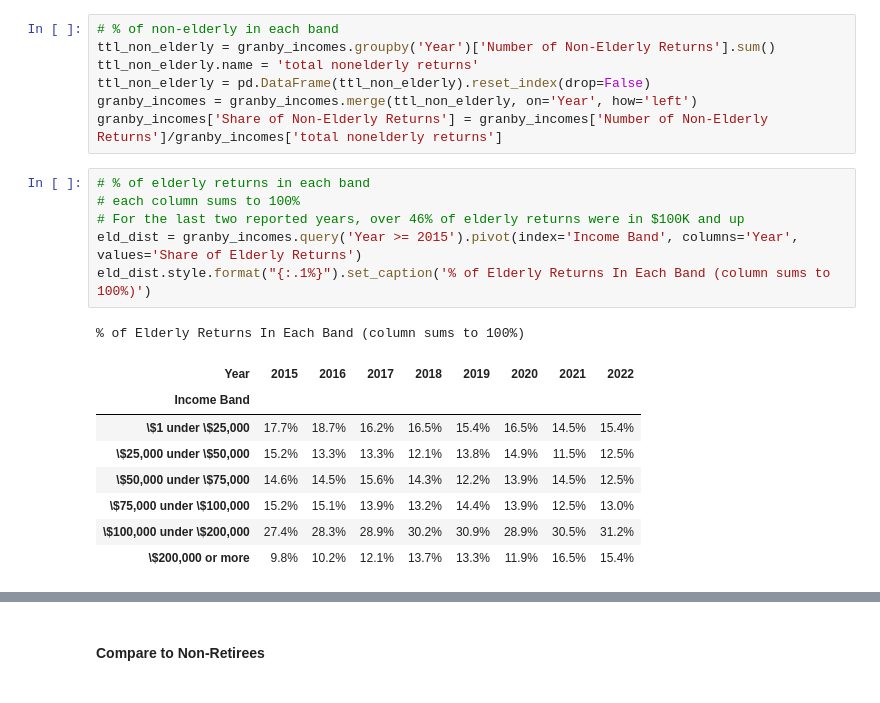
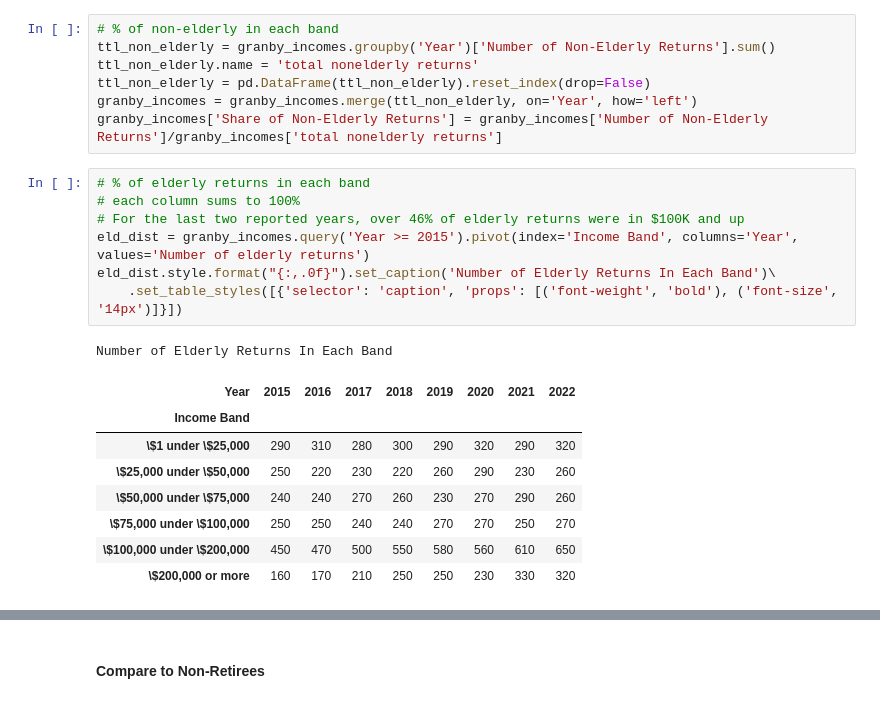
Before and after one commit to jdanke/granby-budget, a Jupyter notebook: income and budget plots-peer.ipynb, the cells around one changed output, grey strips where cells are left out. Cells and saved outputs as stored; diff of their text form.

```diff
--- a/income and budget plots-peer.ipynb
+++ b/income and budget plots-peer.ipynb
@@ -978,16 +978,17 @@ granby_incomes['Share of Non-Elderly Returns'] = granby_incomes['Number of Non-E
 # %%
 # % of elderly returns in each band
 # each column sums to 100%
 # For the last two reported years, over 46% of elderly returns were in $100K and up
-eld_dist = granby_incomes.query('Year >= 2015').pivot(index='Income Band', columns='Year', values='Share of Elderly Returns')
-eld_dist.style.format("{:.1%}").set_caption('% of Elderly Returns In Each Band (column sums to 100%)')
+eld_dist = granby_incomes.query('Year >= 2015').pivot(index='Income Band', columns='Year', values='Number of elderly returns')
+eld_dist.style.format("{:,.0f}").set_caption('Number of Elderly Returns In Each Band')\
+    .set_table_styles([{'selector': 'caption', 'props': [('font-weight', 'bold'), ('font-size', '14px')]}])
 # %% [output]
-% of Elderly Returns In Each Band (column sums to 100%)
+Number of Elderly Returns In Each Band
 | Year | 2015 | 2016 | 2017 | 2018 | 2019 | 2020 | 2021 | 2022 |
 | Income Band |  |  |  |  |  |  |  |  |
-| \$1 under \$25,000 | 17.7% | 18.7% | 16.2% | 16.5% | 15.4% | 16.5% | 14.5% | 15.4% |
-| \$25,000 under \$50,000 | 15.2% | 13.3% | 13.3% | 12.1% | 13.8% | 14.9% | 11.5% | 12.5% |
-| \$50,000 under \$75,000 | 14.6% | 14.5% | 15.6% | 14.3% | 12.2% | 13.9% | 14.5% | 12.5% |
-| \$75,000 under \$100,000 | 15.2% | 15.1% | 13.9% | 13.2% | 14.4% | 13.9% | 12.5% | 13.0% |
-| \$100,000 under \$200,000 | 27.4% | 28.3% | 28.9% | 30.2% | 30.9% | 28.9% | 30.5% | 31.2% |
-| \$200,000 or more | 9.8% | 10.2% | 12.1% | 13.7% | 13.3% | 11.9% | 16.5% | 15.4% |
+| \$1 under \$25,000 | 290 | 310 | 280 | 300 | 290 | 320 | 290 | 320 |
+| \$25,000 under \$50,000 | 250 | 220 | 230 | 220 | 260 | 290 | 230 | 260 |
+| \$50,000 under \$75,000 | 240 | 240 | 270 | 260 | 230 | 270 | 290 | 260 |
+| \$75,000 under \$100,000 | 250 | 250 | 240 | 240 | 270 | 270 | 250 | 270 |
+| \$100,000 under \$200,000 | 450 | 470 | 500 | 550 | 580 | 560 | 610 | 650 |
+| \$200,000 or more | 160 | 170 | 210 | 250 | 250 | 230 | 330 | 320 |
```
Also changed, not shown: parts of 34 cells of this notebook, 8 other files.
